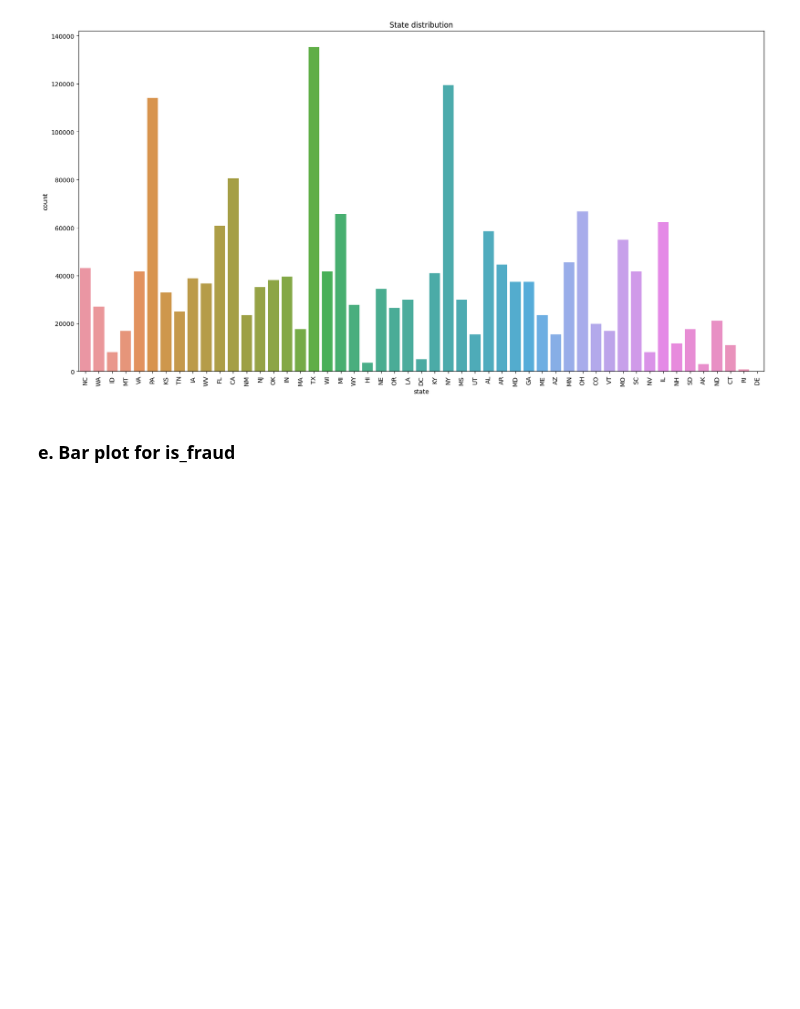
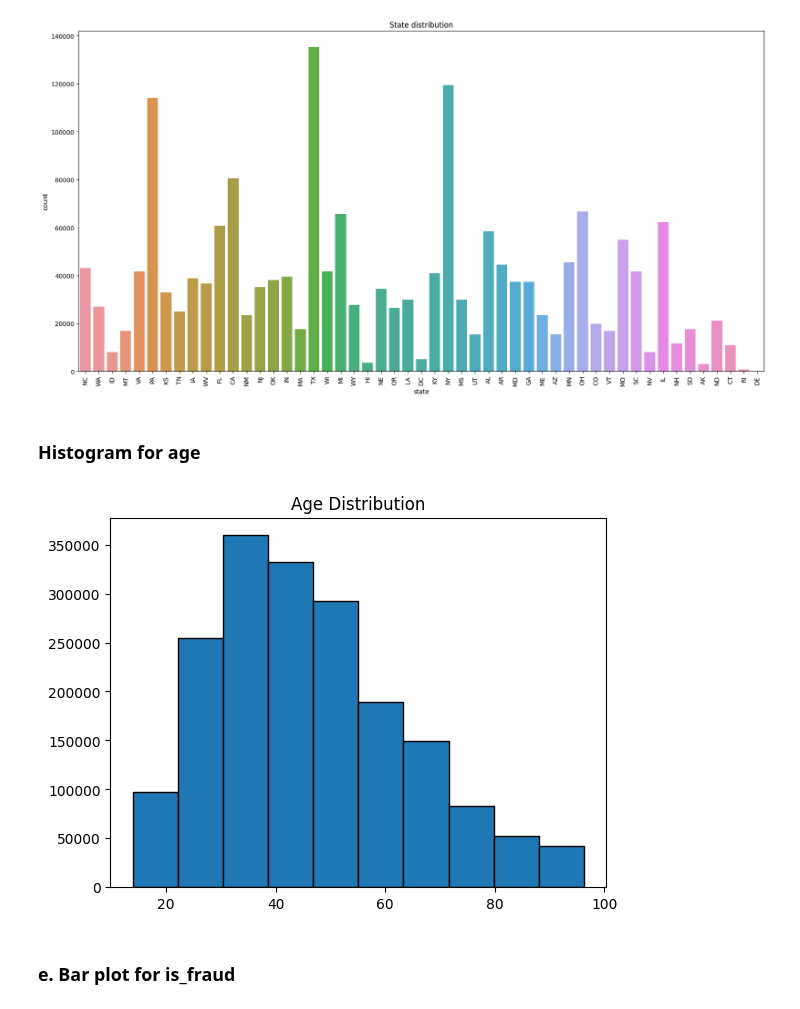
Before and after one commit to arthuralbarelli/ml-credit-card-fraud-detection, a Jupyter notebook: notebooks/credit_card_fraud_exploratory_analysis.ipynb, the cells around one changed output. Cells and saved outputs as stored; diff of their text form; code cells hidden in the pictures; blank space fills up the shorter version.

Commit message:
feat(notebooks): Add chart of age distribution

```diff
--- a/notebooks/credit_card_fraud_exploratory_analysis.ipynb
+++ b/notebooks/credit_card_fraud_exploratory_analysis.ipynb
@@ -198,6 +198,14 @@ plt.xticks(rotation=90)
 plt.show()
 # %% [output]
 [figure]
+# %% [markdown]
+### Histogram for age
+# %%
+plt.hist(fraud_data['age'], edgecolor='black')
+plt.title('Age Distribution')
+plt.show()
+# %% [output]
+[figure, added]
 # %% [markdown]
 ### e. Bar plot for is_fraud
 # %%
```
Also changed, not shown: 1 other file.
